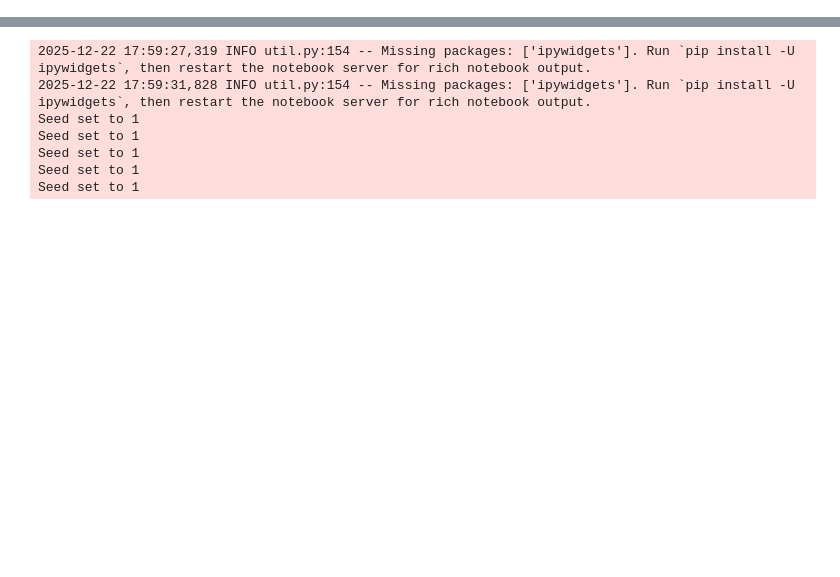
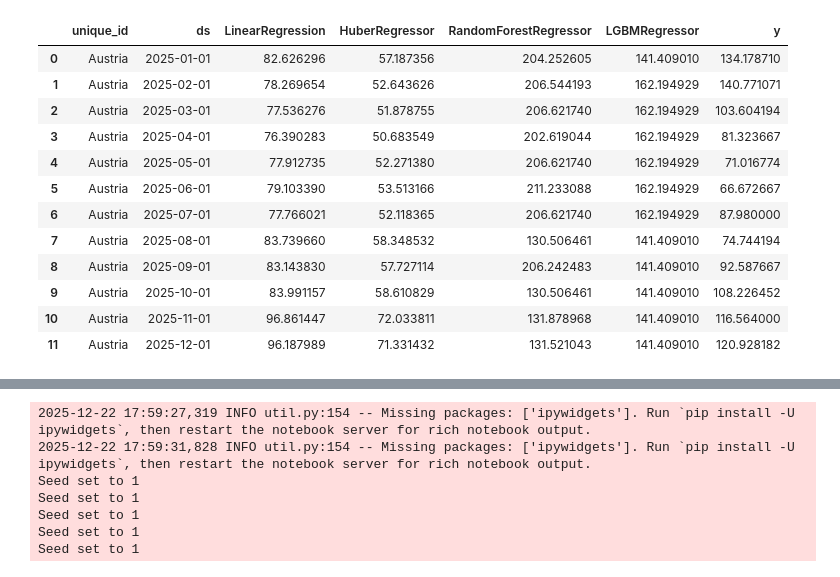
Before and after one commit to L-Schlosser/TIS3_CapstoneProject, a Jupyter notebook: code/modelselection.ipynb, the cells around one changed output, grey strips where cells are left out. Cells and saved outputs as stored; diff of their text form; code cells hidden in the pictures; blank space fills up the shorter version.

Commit message:
Machine Learning Models + Lags

```diff
--- a/code/modelselection.ipynb
+++ b/code/modelselection.ipynb
@@ -27,0 +6,7 @@ sf_statistics = StatsForecast(models=models_statistics, freq=daily, n_jobs=1)
+# %%
+from utils.preprocessing import load_daily_data, load_monthly_data
+
+daily_train, daily_val, daily_test = load_daily_data(use_existing=True)
+monthly_train, monthly_val, monthly_test = load_monthly_data(use_existing=True)
+
+daily_train
@@ -49,0 +61,21 @@ ml_forecast = MLForecast(models=models_ml, freq=daily)  ##LAGS? ##DATE FEATURES?
+# %%
+# MACHINE LEARNING:
+## Machine Learning Models:
+from mlforecast import MLForecast
+from sklearn.linear_model import LinearRegression, HuberRegressor
+from sklearn.ensemble import RandomForestRegressor
+from lightgbm import LGBMRegressor
+
+
+models_ml = [
+    LinearRegression(),
+    HuberRegressor(epsilon=1.35, alpha=1e-3),
+    RandomForestRegressor(n_estimators=400, max_depth=20, min_samples_leaf=5, max_features='sqrt', random_state=42),
+    LGBMRegressor(objective="regression", boosting_type="gbdt", num_leaves=31, max_depth=-1, learning_rate=0.03, n_estimators=1000, min_child_samples=30, subsample=0.8, colsample_bytree=0.8, reg_alpha=0.1, reg_lambda=0.1, random_state=42)
+]
+
+ml_forecast = MLForecast(models=models_ml, freq='D', lags=[356])  ##LAGS? ##DATE FEATURES? ##WINDOWS?
+ml_forecast.fit(daily_train[['unique_id','ds','y']])
+fc_val = ml_forecast.predict(h = 356, X_df=daily_val)
+df_val_ml = fc_val.merge(daily_val[['unique_id','ds','y']], on=['unique_id','ds'], how='left')
+df_val_ml
@@ -49,0 +216,7 @@ ml_forecast = MLForecast(models=models_ml, freq=daily)  ##LAGS? ##DATE FEATURES?
+# %%
+ml_forecast = MLForecast(models=models_ml, freq='MS', lags=[12])  ##LAGS? ##DATE FEATURES? ##WINDOWS?
+ml_forecast.fit(monthly_train[['unique_id','ds','y']])
+fc_val = ml_forecast.predict(h = 12, X_df=monthly_val)
+df_val_ml = fc_val.merge(monthly_val[['unique_id','ds','y']], on=['unique_id','ds'], how='left')
+df_val_ml
+# %% [output]
@@ -49,0 +240,13 @@ ml_forecast = MLForecast(models=models_ml, freq=daily)  ##LAGS? ##DATE FEATURES?
+|  | unique_id | ds | LinearRegression | HuberRegressor | RandomForestRegressor | LGBMRegressor | y |
+| 0 | Austria | 2025-01-01 | 82.626296 | 57.187356 | 204.252605 | 141.409010 | 134.178710 |
+| 1 | Austria | 2025-02-01 | 78.269654 | 52.643626 | 206.544193 | 162.194929 | 140.771071 |
+| 2 | Austria | 2025-03-01 | 77.536276 | 51.878755 | 206.621740 | 162.194929 | 103.604194 |
+| 3 | Austria | 2025-04-01 | 76.390283 | 50.683549 | 202.619044 | 162.194929 | 81.323667 |
+| 4 | Austria | 2025-05-01 | 77.912735 | 52.271380 | 206.621740 | 162.194929 | 71.016774 |
+| 5 | Austria | 2025-06-01 | 79.103390 | 53.513166 | 211.233088 | 162.194929 | 66.672667 |
+| 6 | Austria | 2025-07-01 | 77.766021 | 52.118365 | 206.621740 | 162.194929 | 87.980000 |
+| 7 | Austria | 2025-08-01 | 83.739660 | 58.348532 | 130.506461 | 141.409010 | 74.744194 |
+| 8 | Austria | 2025-09-01 | 83.143830 | 57.727114 | 206.242483 | 141.409010 | 92.587667 |
+| 9 | Austria | 2025-10-01 | 83.991157 | 58.610829 | 130.506461 | 141.409010 | 108.226452 |
+| 10 | Austria | 2025-11-01 | 96.861447 | 72.033811 | 131.878968 | 141.409010 | 116.564000 |
+| 11 | Austria | 2025-12-01 | 96.187989 | 71.331432 | 131.521043 | 141.409010 | 120.928182 |
```
Also changed, not shown: parts of 13 cells of this notebook.
